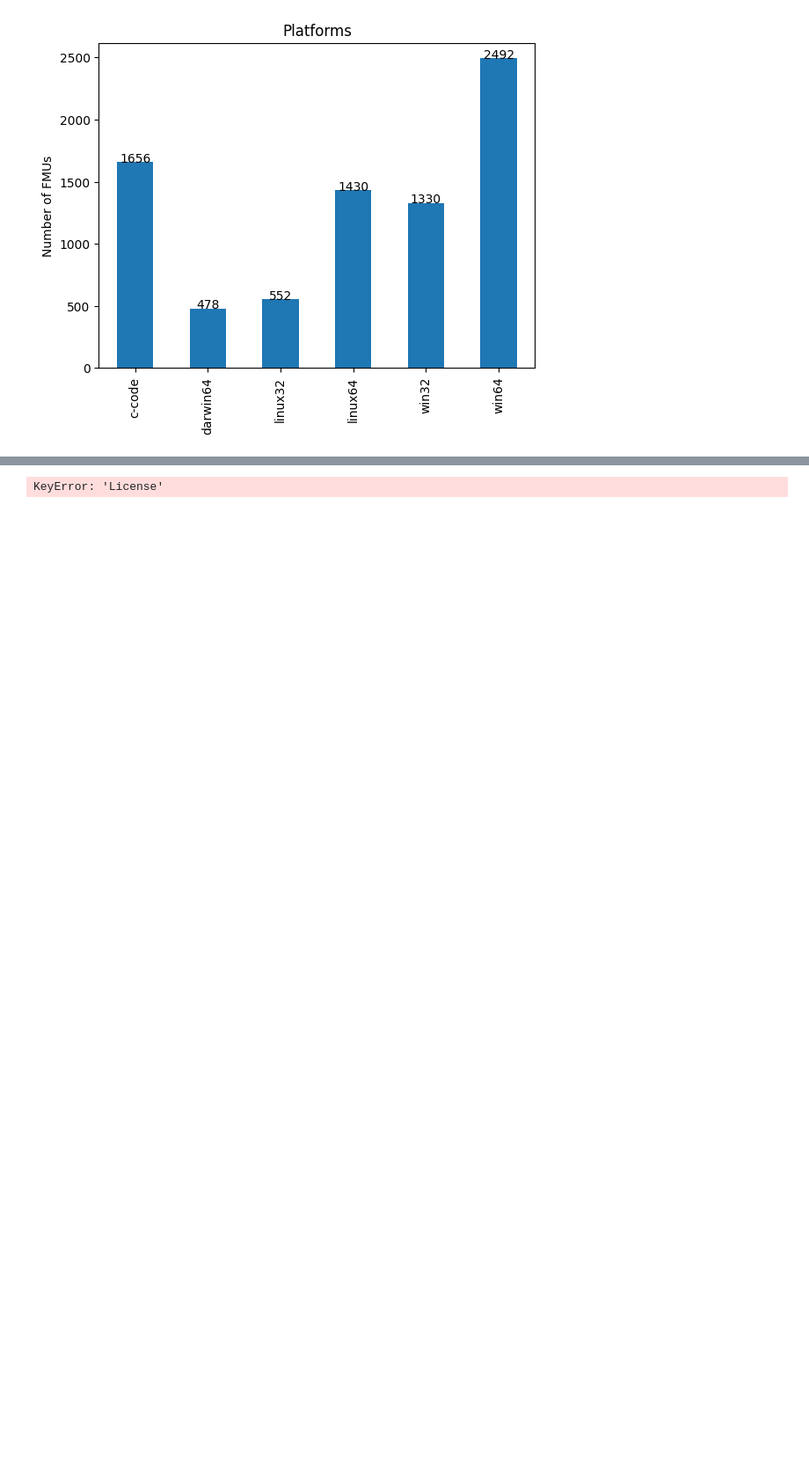
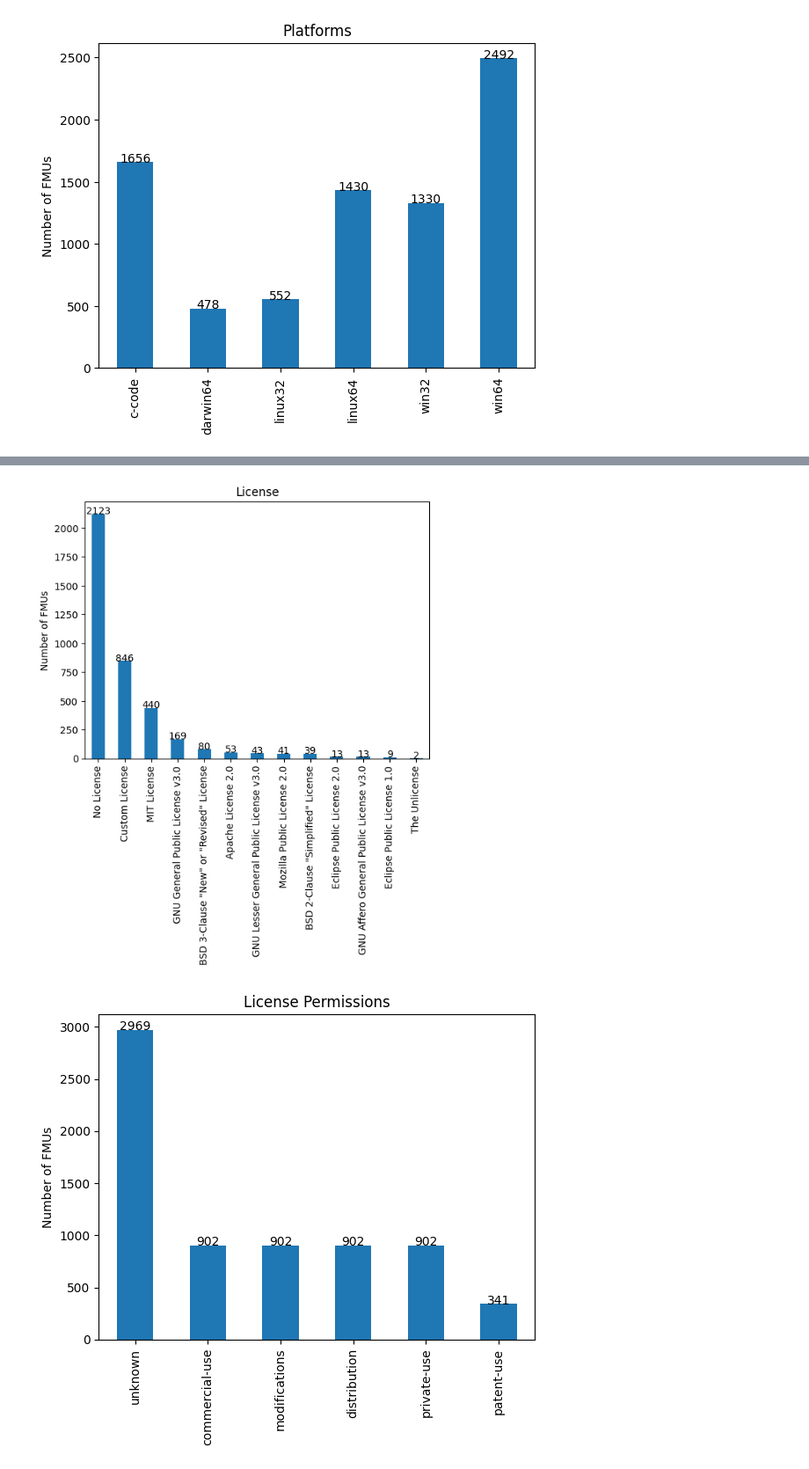
Before and after one commit to ForrestTrepte/FindOpenSimulationModels, a Jupyter notebook: FindOpenSimulationModels.ipynb, the cells around one changed output, grey strips where cells are left out. Shown at 88% size. Cells and saved outputs as stored; diff of their text form; code cells hidden in the pictures; blank space fills up the shorter version.

Commit message:
improved license info

```diff
--- a/FindOpenSimulationModels.ipynb
+++ b/FindOpenSimulationModels.ipynb
@@ -427,6 +428,10 @@ plt.show()
 # %% [output]
 [figure]
 # %%
+import os
+import requests
+import pandas as pd
+
 import AnalyzeFmuFiles
 importlib.reload(AnalyzeFmuFiles) # reload changes to AnalyzeFmuFiles.py every run
 
@@ -451,7 +456,76 @@ for index, row in df.iterrows():
     repo_df.loc[repository, 'FMU Count'] += 1
 
 plot_numerical_count_bar_chart('FMU Count', 'Number of FMUs per Repository', dataframe=repo_df, bin_edges = [1, 2, 5, 10, 25, 100, 250, 1000])
-display(repo_df)
-plot_categorical_count_bar_chart('License', dataframe=repo_df)
+
+# Get license information from GitHub -- only if we haven't already retrieved it previously
+try:
+    license_names = license_names
+except NameError:
+    license_names = None
+if license_names == None:
+    license_names = {}
+    license_permissions = {}
+    def add_license_info(license_key):
+        if license_key in license_names:
+            return
+
+        if license_key == 'none':
+            license_names[license_key] = 'No License'
+            license_permissions[license_key] = ['unknown']
+            return
+
+        if license_key == 'other':
+            license_names[license_key] = 'Custom License'
+            license_permissions[license_key] = ['unknown']
+            return
+
+        url = f'https://api.github.com/licenses/{license_key}'
+        print(f'Getting: {url}')
+        # Get GitHub token from environment variable.
+        github_token = os.environ.get('GITHUB_TOKEN')
+        if github_token is None:
+            raise Exception('Environment variable GITHUB_TOKEN must be set to a GitHub personal access token. See https://docs.github.com/en/github/authenticating-to-github/creating-a-personal-access-token.')
+        headers = {'Authorization': f'token {github_token}'}
+        response = requests.get(url, headers=headers)
+        if response.status_code == 200:
+            license = response.json()
+            license_names[license_key] = license['name']
+            license_permissions[license_key] = license['permissions']
+        else:
+            print(f'Result: status code = {response.status_code}, url = {response.url}')
+            message = f'Error: {response.text}'
+            print(message)
+
+for index, row in repo_df.iterrows():
+    if row['License'] in license_names:
+        continue
+    add_license_info(row['License'])
+
+def license_name_from_filename(filename):
+    repository = get_repository(filename)
+    license_key = repo_df.loc[repository, 'License']
+    result = license_names[license_key]
+    return result
+df['License'] = df.index.to_series().apply(license_name_from_filename)
+plot_categorical_count_bar_chart('License', dataframe=df)
+
+# Count the number of FMUs supporting each permission
+permissions_counts = pd.Series(dtype = int)
+for index, row in df.iterrows():
+    repository = get_repository(index)
+    license_key = repo_df.loc[repository, 'License']
+    for permission in license_permissions[license_key]:
+        if permission not in permissions_counts:
+            permissions_counts[permission] = 0
+        permissions_counts[permission] += 1
+
+# Create permissions bar chart
+permissions_counts.plot.bar()
+# Show numbers on the bars
+for index, value in enumerate(permissions_counts):
+    plt.text(index, value, str(value), horizontalalignment='center')
+plt.ylabel('Number of FMUs')
+plt.title('License Permissions')
+plt.show()
 # %% [output]
 [figure]
@@ -472,4 +532,5 @@ plot_categorical_count_bar_chart('License', dataframe=repo_df)
-KeyError: 'License'
+[figure, added]
+[figure, added]
 # %% [markdown]
 ## Future Work
 
```
Also changed, not shown: parts of 3 cells of this notebook.
